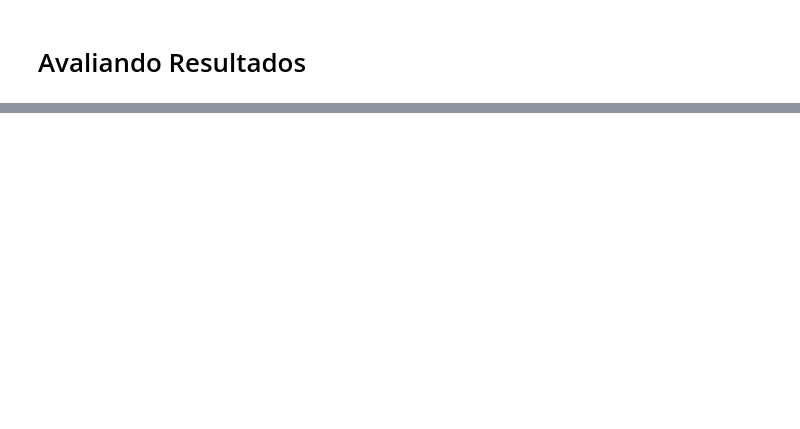
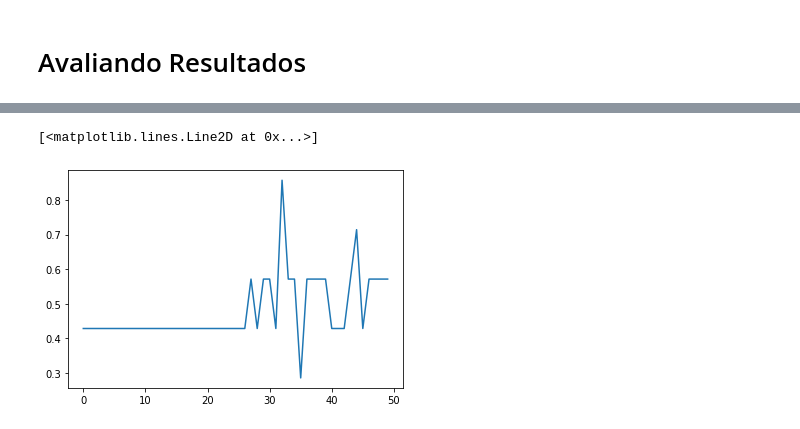
Before and after one commit to fell100/Machine-Learning, a Jupyter notebook: PokemonClassificator.ipynb, the cells around one changed output, grey strips where cells are left out. Saved outputs shown, nothing was run; the diff lists cells and outputs as text; code cells hidden in the pictures; blank space fills up the shorter version.

```diff
--- a/PokemonClassificator.ipynb
+++ b/PokemonClassificator.ipynb
@@ -493,0 +703,2 @@ Accuracy of the network on the validation images: 80 %
+# %%
+errors_train, errors_test, accuracy_test = train_model(50)
@@ -493,0 +724,5 @@ Accuracy of the network on the validation images: 80 %
+# %%
+plt.plot(accuracy_test)
+# %% [output]
+[<matplotlib.lines.Line2D at 0x...>]
+[figure, added]
```
Also changed, not shown: parts of 52 cells of this notebook.
